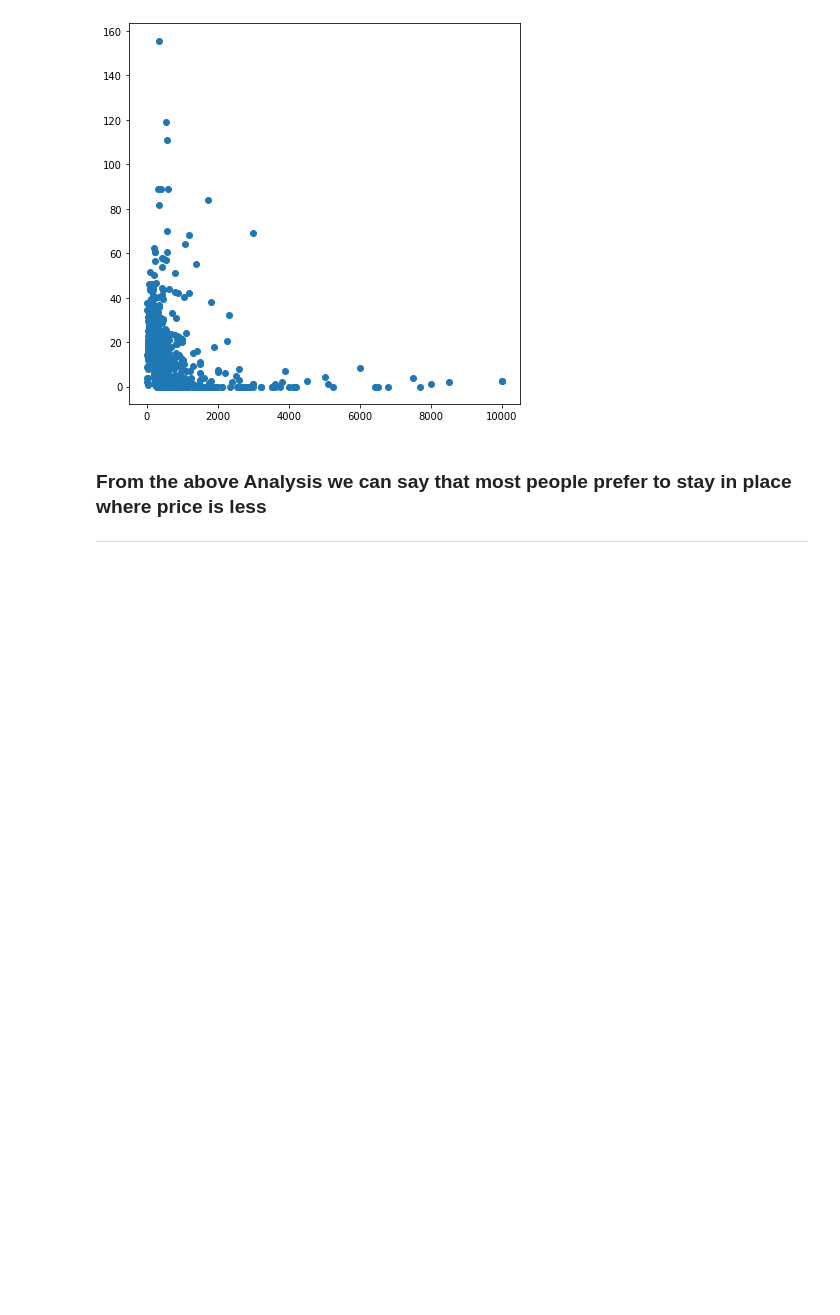
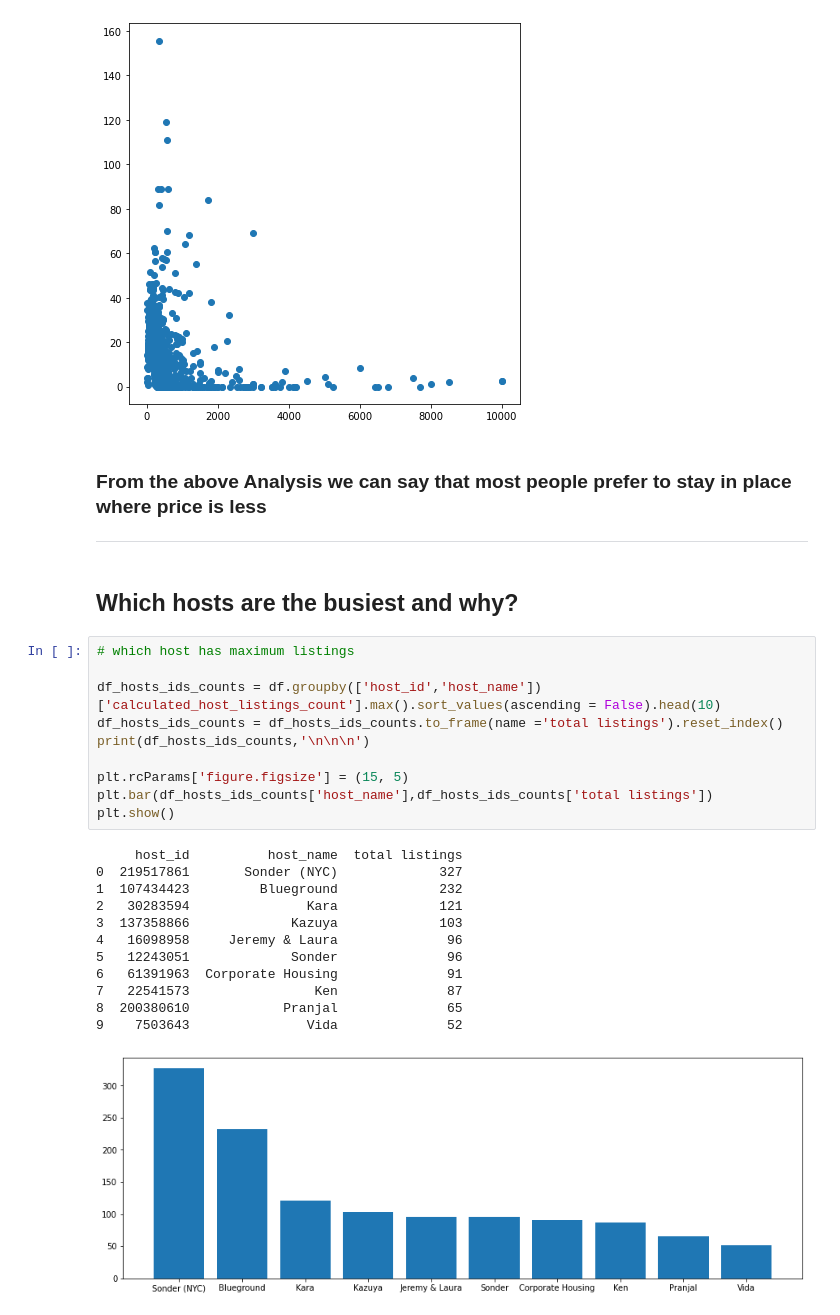
Before and after one commit to mohd-sahil/Airbnb-Bookings-Analysis-EDA, a Jupyter notebook: Airbnb_Bookings_Analysis_Capstone_Project.ipynb, the cells around one changed output. Drawn from its saved outputs; the diff is of its cells as text; blank space fills up the shorter version.

Commit message:
top hosts - hosts with maximum listings

```diff
--- a/Airbnb_Bookings_Analysis_Capstone_Project.ipynb
+++ b/Airbnb_Bookings_Analysis_Capstone_Project.ipynb
@@ -259,3 +259,28 @@ plt.show()
 ### From the above Analysis we can say that most people prefer to stay in place where price is less
 
 ---
+# %% [markdown]
+##  Which hosts are the busiest and why? <br>
+# %%
+# which host has maximum listings
+
+df_hosts_ids_counts = df.groupby(['host_id','host_name'])['calculated_host_listings_count'].max().sort_values(ascending = False).head(10)
+df_hosts_ids_counts = df_hosts_ids_counts.to_frame(name ='total listings').reset_index()
+print(df_hosts_ids_counts,'\n\n\n')
+
+plt.rcParams['figure.figsize'] = (15, 5)
+plt.bar(df_hosts_ids_counts['host_name'],df_hosts_ids_counts['total listings'])
+plt.show()
+# %% [output]
+     host_id          host_name  total listings
+0  219517861       Sonder (NYC)             327
+1  107434423         Blueground             232
+2   30283594               Kara             121
+3  137358866             Kazuya             103
+4   16098958     Jeremy & Laura              96
+5   12243051             Sonder              96
+6   61391963  Corporate Housing              91
+7   22541573                Ken              87
+8  200380610            Pranjal              65
+9    7503643               Vida              52
+[figure, added]
```
Also changed, not shown: parts of 2 cells of this notebook.
